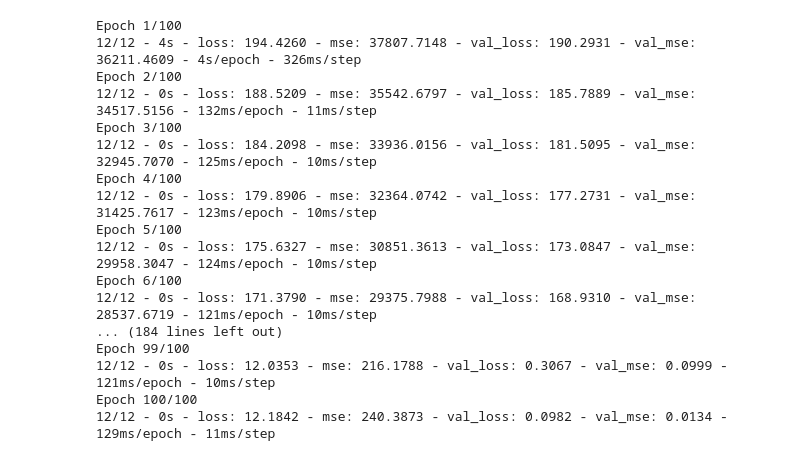
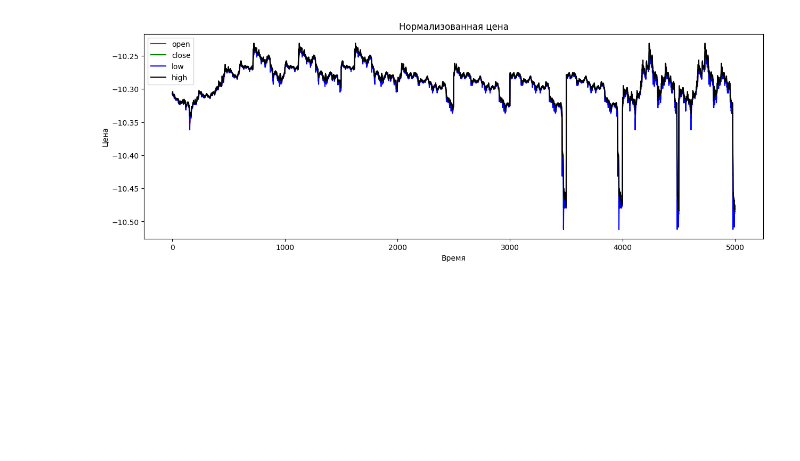
Before and after one commit to yarkalm/inter_group_test, a Jupyter notebook: model.ipynb, the cells around one changed output. Drawn from its saved outputs; the diff is of its cells as text; code cells hidden in the pictures; blank space fills up the shorter version.

```diff
--- a/model.ipynb
+++ b/model.ipynb
@@ -78,3 +49,16 @@ df
+# %%
+plt.figure(figsize=(15, 5))
+plt.plot(df.open.values, color='red', label='open')
+plt.plot(df.close.values, color='green', label='close')
+plt.plot(df.low.values, color='blue', label='low')
+plt.plot(df.high.values, color='black', label='high')
+plt.title('Нормализованная цена')
+plt.xlabel('Время')
+plt.ylabel('Цена')
+plt.legend(loc='best')
+plt.show()
+# %% [output]
+[figure, added]
 # %%
 data = df[['open','high','low']]
 target = df['close']
@@ -103,23 +90,5 @@ model.compile(loss = 'mae', optimizer = Adam(learning_rate=0.01),metrics = ['mse
 # %%
-history = model.fit(x_train, y_train, epochs=100, batch_size=32,validation_split=0.1, verbose=2)
+history = model.fit(x_train, y_train, epochs=150, batch_size=32,validation_split=0.1, verbose=2)
-# %% [output]
-Epoch 1/100
-12/12 - 4s - loss: 194.4260 - mse: 37807.7148 - val_loss: 190.2931 - val_mse: 36211.4609 - 4s/epoch - 326ms/step
-Epoch 2/100
-12/12 - 0s - loss: 188.5209 - mse: 35542.6797 - val_loss: 185.7889 - val_mse: 34517.5156 - 132ms/epoch - 11ms/step
-Epoch 3/100
-12/12 - 0s - loss: 184.2098 - mse: 33936.0156 - val_loss: 181.5095 - val_mse: 32945.7070 - 125ms/epoch - 10ms/step
-Epoch 4/100
-12/12 - 0s - loss: 179.8906 - mse: 32364.0742 - val_loss: 177.2731 - val_mse: 31425.7617 - 123ms/epoch - 10ms/step
-Epoch 5/100
-12/12 - 0s - loss: 175.6327 - mse: 30851.3613 - val_loss: 173.0847 - val_mse: 29958.3047 - 124ms/epoch - 10ms/step
-Epoch 6/100
-12/12 - 0s - loss: 171.3790 - mse: 29375.7988 - val_loss: 168.9310 - val_mse: 28537.6719 - 121ms/epoch - 10ms/step
-... (184 lines left out)
-Epoch 99/100
-12/12 - 0s - loss: 12.0353 - mse: 216.1788 - val_loss: 0.3067 - val_mse: 0.0999 - 121ms/epoch - 10ms/step
-Epoch 100/100
-12/12 - 0s - loss: 12.1842 - mse: 240.3873 - val_loss: 0.0982 - val_mse: 0.0134 - 129ms/epoch - 11ms/step
 # %%
 fig = plt.figure(figsize=(18, 4))
 
```
Also changed, not shown: parts of 12 cells of this notebook, 2 other files.
